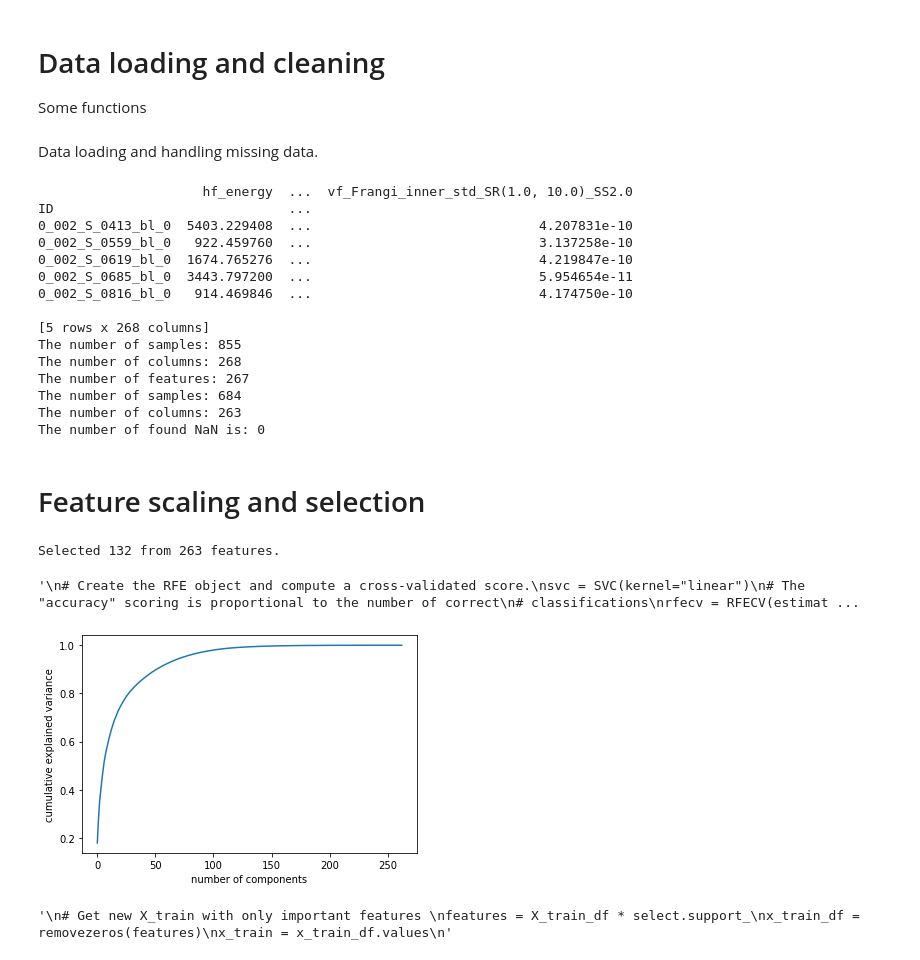
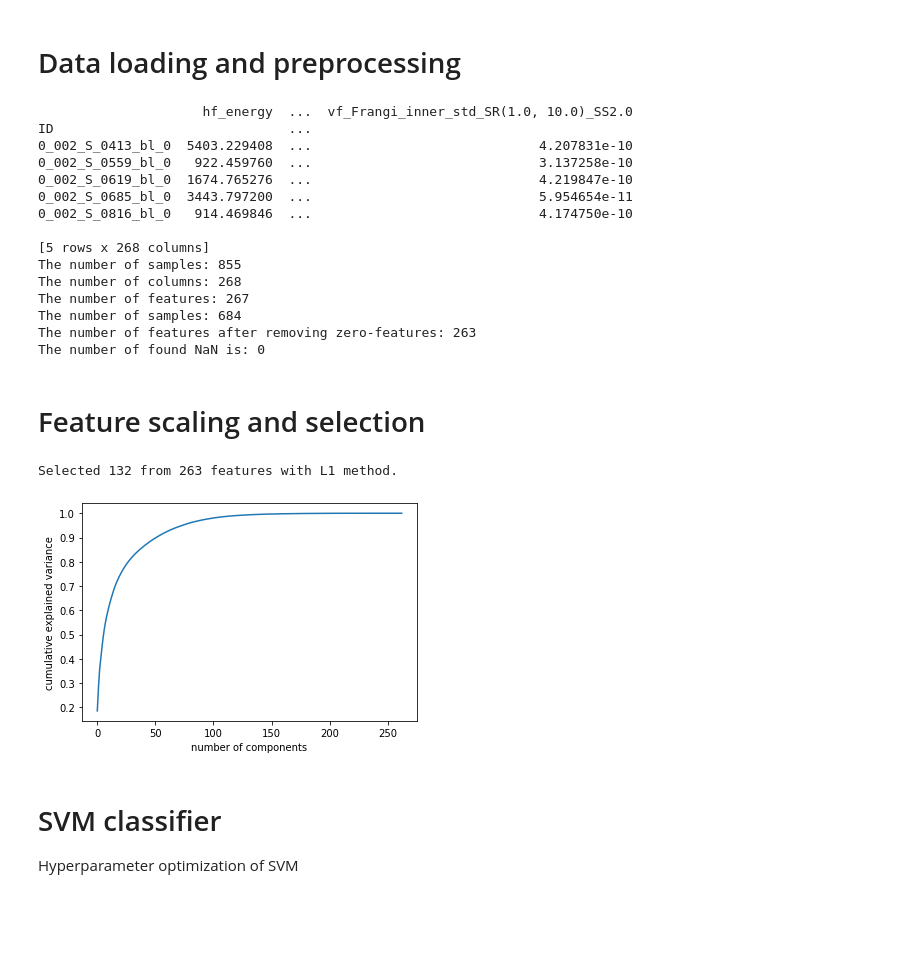
Before and after one commit to SabinevanMierlo/TM10007_PROJECT, a Jupyter notebook: assignment.ipynb, the cells around one changed output. Saved outputs shown, nothing was run; the diff lists cells and outputs as text; code cells hidden in the pictures; blank space fills up the shorter version.

Commit message:
Cleaning of code and adding of metrics

```diff
--- a/assignment.ipynb
+++ b/assignment.ipynb
@@ -37,4 +159,2 @@ from sklearn.feature_selection import SelectFromModel
 # %% [markdown]
-# Data loading and cleaning
-
-Some functions
+# Data loading and preprocessing
@@ -194,15 +161,16 @@ def plot_roc_curve(y_score, y_truth):
-# %% [markdown]
-Data loading and handling missing data.
 # %%
-# Data loading functions.
+# Data loading functions
 from adni.load_data import load_data
-
 data = load_data()
 print(data.head())
 print(f'The number of samples: {len(data.index)}')
 print(f'The number of columns: {len(data.columns)}')
+
+"""
+kan dit weg?
 #data_missing = data.isnull()
 #print(data_missing.index[data_missing == True])
+"""
 
 # Creating vector of labels
 data_no_label = data.drop(columns='label')
@@ -210,30 +178,37 @@ print(f'The number of features: {len(data_no_label.columns)}')
 x = data_no_label
 y = data['label']
 
-# Split data
+# Split data in train and test set
 X_train, X_test, y_train, y_test = model_selection.train_test_split(x, y, test_size=0.2)
 
-def removezeros(X):
-   X_nozeros = X.loc[:, (X != 0).any(axis=0)]
-   return X_nozeros
-
+# Remove features with only zero's as values
 X_train_df = removezeros(X_train)
 X_test_df = removezeros(X_test)
-print(f'The number of samples: {len(X_train_df.index)}')
-print(f'The number of columns: {len(X_train_df.columns)}')
+print(f'The number of samples: {len(X_train_df.index)}') # kan dit weg?
+print(f'The number of features after removing zero-features: {len(X_train_df.columns)}')
+
+# Get values of of the features
 X_train = X_train_df.values
 X_test = X_test_df.values
 
+# Check if there are NaN's
 x_nan = np.isnan(X_train)
 print(f'The number of found NaN is: {np.sum(x_nan)}')
+""" moeten we dit eigenlijk ook niet doen voor de test?"""
+
+"""
+kan dit weg?
 #x_zero = np.where(X_train == 0)[0]
 #print(f'The number of found zeros is: {len(x_zero)}')
+"""
 
+# Binarize the labels
 y_train_bin = preprocessing.label_binarize(y_train,['AD','CN'])
 y_train_bin = [i[0] for i in y_train_bin]
 y_test_bin = preprocessing.label_binarize(y_test,['AD','CN'])
 y_test_bin = [i[0] for i in y_test_bin]
-#print(y_train_bin)
+y_bin = preprocessing.label_binarize(y,['AD','CN'])
+y_bin = [i[0] for i in y_bin]
 # %% [output]
                      hf_energy  ...  vf_Frangi_inner_std_SR(1.0, 10.0)_SS2.0
 ID                              ...
@@ -248,67 +223,40 @@ The number of samples: 855
 The number of columns: 268
 The number of features: 267
 The number of samples: 684
-The number of columns: 263
+The number of features after removing zero-features: 263
 The number of found NaN is: 0
 # %% [markdown]
 # Feature scaling and selection
 # %%
 # Scaling of features
 scaler = preprocessing.StandardScaler()
 scaler.fit(X_train)
 X_train_scaled = scaler.transform(X_train)
 X_test_scaled = scaler.transform(X_test)
 
 # Feature selection - L1 method
 selector = SelectFromModel(estimator=Lasso(alpha=10**(-10), random_state=42), threshold='median')
 selector.fit(X_train_scaled, y_train_bin)
 n_original = X_train_scaled.shape[1]
 X_train_test = selector.transform(X_train_scaled)
 n_selected = X_train_test.shape[1]
-print(f"Selected {n_selected} from {n_original} features.")
+print(f"Selected {n_selected} from {n_original} features with L1 method.")
 
 # PCA
 pca = PCA().fit(X_train_scaled)
 plt.plot(np.cumsum(pca.explained_variance_ratio_))
 plt.xlabel('number of components')
 plt.ylabel('cumulative explained variance');
 
+# Feature selection - PCA
 pca = PCA(n_components=132)
 pca = pca.fit(X_train_scaled)
 X_train = pca.transform(X_train_scaled)
 X_test = pca.transform(X_test_scaled)
-
-
-
-"""
-# Create the RFE object and compute a cross-validated score.
-svc = SVC(kernel="linear")
-# The "accuracy" scoring is proportional to the number of correct
-# classifications
-rfecv = RFECV(estimator=svc, step=1, cv=StratifiedKFold(2),
-              scoring='roc_auc')
-select = rfecv.fit(X_train_scaled, y_train)
-
-# Plot number of features VS. cross-validation scores
-plt.figure()
-plt.xlabel("Number of features selected")
-plt.ylabel("Cross validation score (nb of correct classifications)")
-plt.plot(range(1, len(rfecv.grid_scores_) + 1), rfecv.grid_scores_)
-plt.show()
-
-print("Optimal number of features : %d" % rfecv.n_features_)
-"""
 # %% [output]
-Selected 132 from 263 features.
+Selected 132 from 263 features with L1 method.
-'\n# Create the RFE object and compute a cross-validated score.\nsvc = SVC(kernel="linear")\n# The "accuracy" scoring is proportional to the number of correct\n# classifications\nrfecv = RFECV(estimat ...
-[figure, old version]
+[figure, new version]
-# %%
-"""
-# Get new X_train with only important features
-features = X_train_df * select.support_
-x_train_df = removezeros(features)
-x_train = x_train_df.values
-"""
-# %% [output]
-'\n# Get new X_train with only important features \nfeatures = X_train_df * select.support_\nx_train_df = removezeros(features)\nx_train = x_train_df.values\n'
+# %% [markdown]
+# SVM classifier
+Hyperparameter optimization of SVM
 # %%
```
Also changed, not shown: parts of 25 cells of this notebook.
